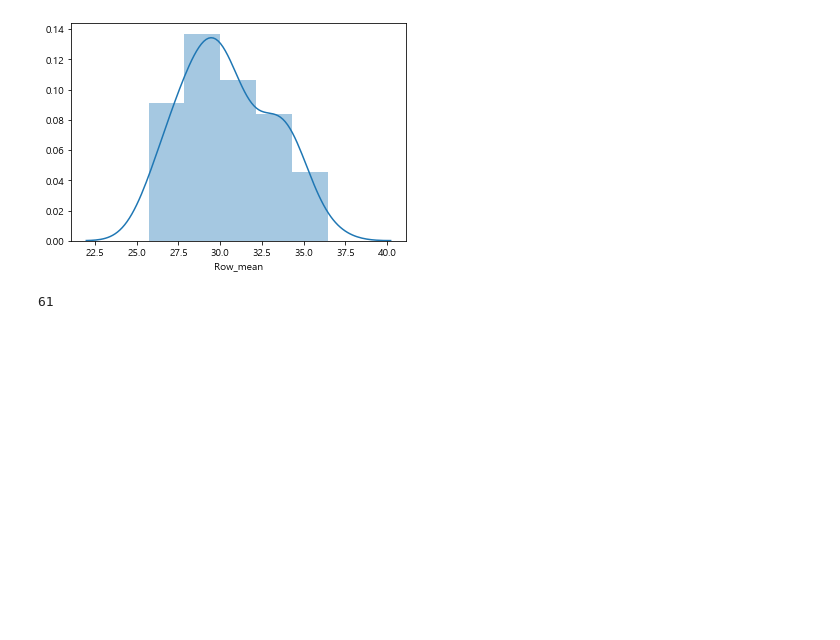
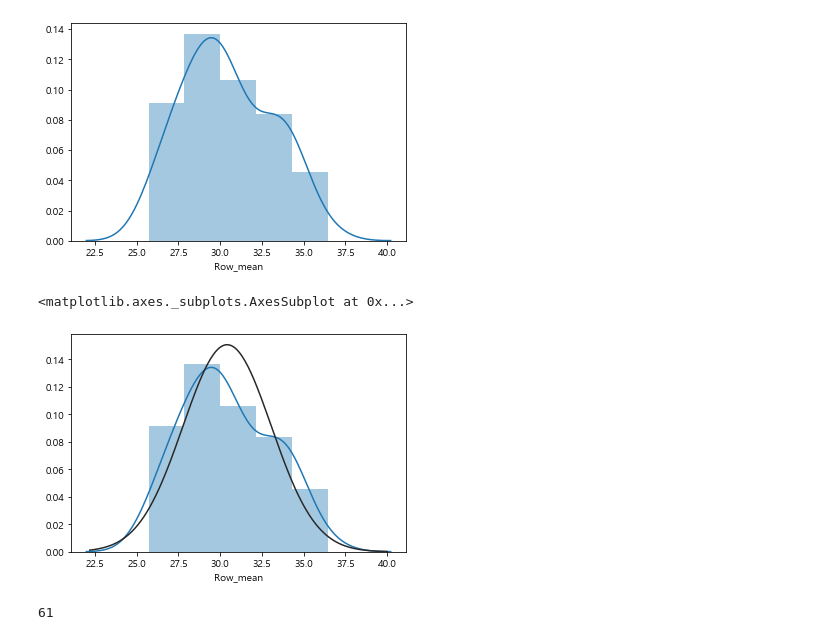
Before and after one commit to kdy7710/Bigdata_Team_Project, a Jupyter notebook: PPL프로젝트용 파일 모음/PPL_Analytics.ipynb, the cells around one changed output. Drawn from its saved outputs; the diff is of its cells as text; code cells hidden in the pictures; blank space fills up the shorter version.

```diff
--- a/PPL프로젝트용 파일 모음/PPL_Analytics.ipynb
+++ b/PPL프로젝트용 파일 모음/PPL_Analytics.ipynb
@@ -285,6 +307,12 @@ sns.distplot(ABC['Row_mean'])
 # %% [output]
 <matplotlib.axes._subplots.AxesSubplot at 0x...>
 [figure]
+# %%
+# ★★★★★★★★★★★★★★★★★★★
+sns.distplot(ABC['Row_mean'], fit = stats.norm)
+# %% [output]
+<matplotlib.axes._subplots.AxesSubplot at 0x...>
+[figure, added]
 # %%
 # 정규분포 형성
 
```
Also changed, not shown: parts of 7 cells of this notebook.
